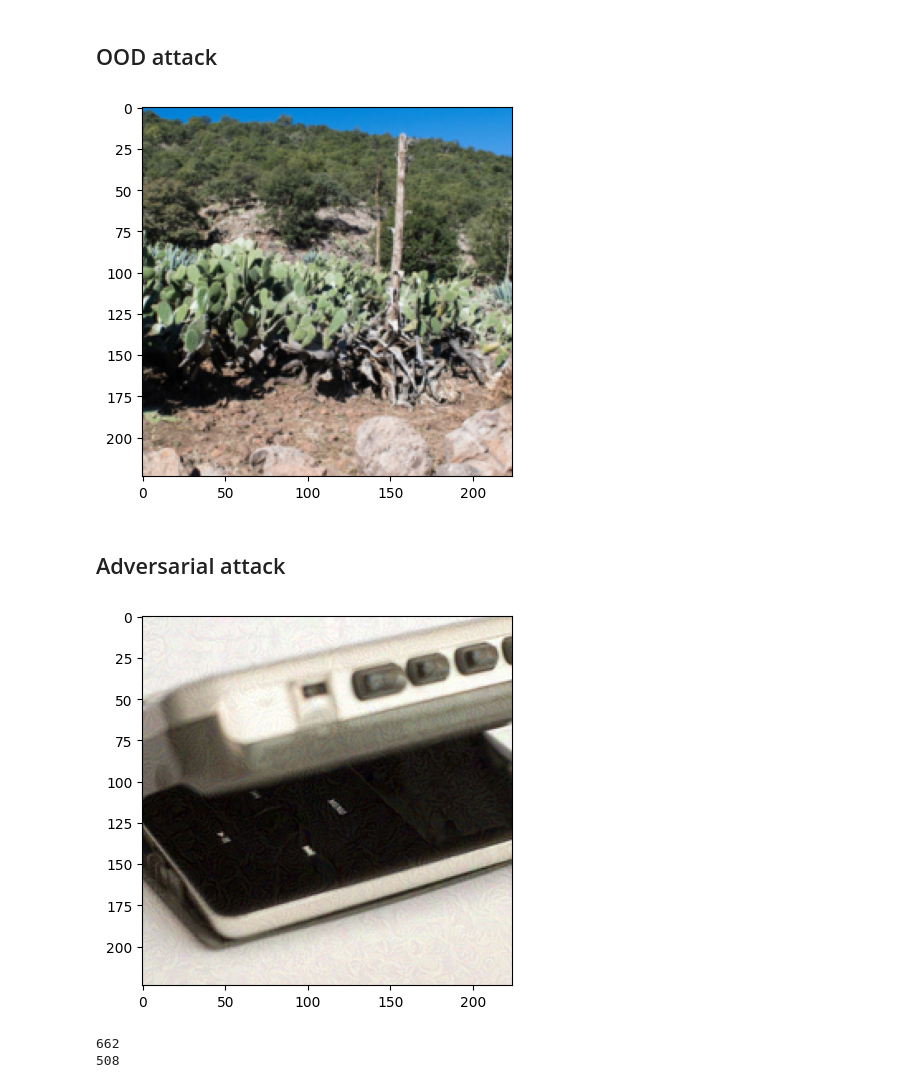
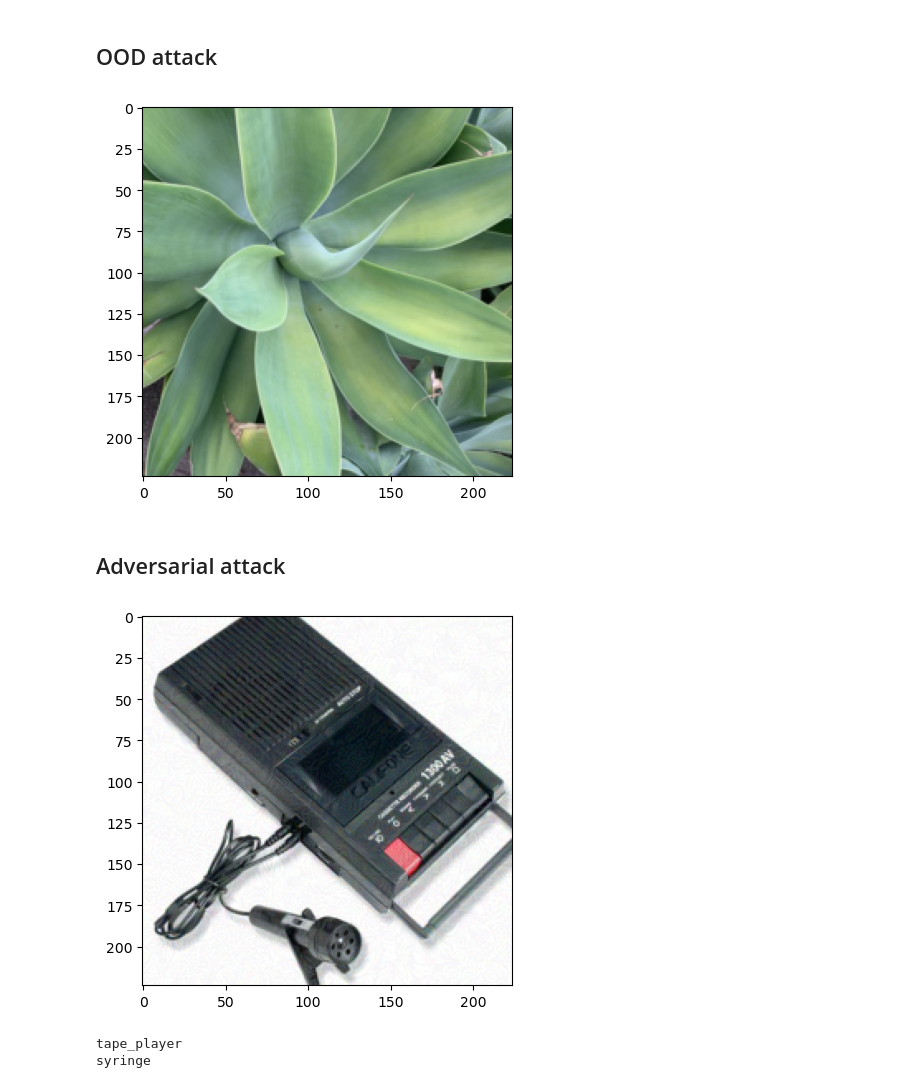
Before and after one commit to inkyubeytor/explainability-challenges, a Jupyter notebook: examples/image_manipulator_usage.ipynb, the cells around one changed output. Cells and saved outputs as stored; diff of their text form; code cells hidden in the pictures.

Commit message:
update image manipulator example

```diff
--- a/examples/image_manipulator_usage.ipynb
+++ b/examples/image_manipulator_usage.ipynb
@@ -129,8 +90,8 @@ show_image(dual_class_img)
 # %%
 ood_img = ood_attack(far_ood_dataset)
 
-show_image(ood_img * 255)
+show_image(ood_img)
 # %% [output]
-[figure, old version]
+[figure, new version]
 # %% [markdown]
 ## Adversarial attack
@@ -153,13 +98,5 @@ data = huggingface_to_tensor(dataset['image'])
 # %%
-adversarial_image = adversarial_attack(data[25:26])
+adversarial_image = adversarial_attack((img / 255).unsqueeze(dim=0))
 show_image(adversarial_image)
 # %% [output]
-[figure, old version]
+[figure, new version]
-# %%
-_, old_class, new_class = adversarial_attack(data[25:26], get_class=True)
-
-print(old_class)
-print(new_class)
-# %% [output]
-662
-508
@@ -165,0 +115,9 @@ print(new_class)
+# %%
+old_class = model(transform_resnet((img / 255).unsqueeze(dim=0))).argmax()
+new_class = model(transform_resnet(adversarial_image)).argmax()
+
+print(idx2label[old_class])
+print(idx2label[new_class])
+# %% [output]
+tape_player
+syringe
```
Also changed, not shown: parts of 11 cells of this notebook.
